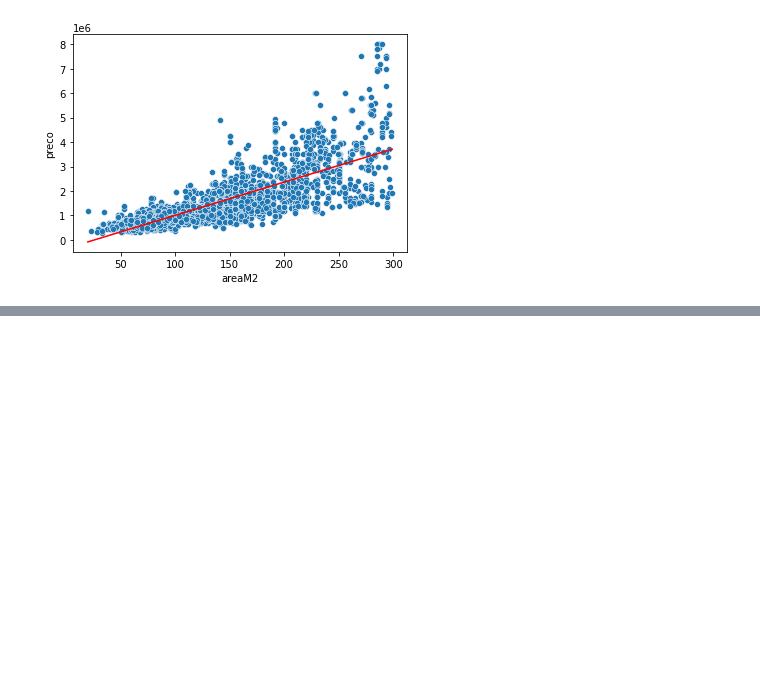
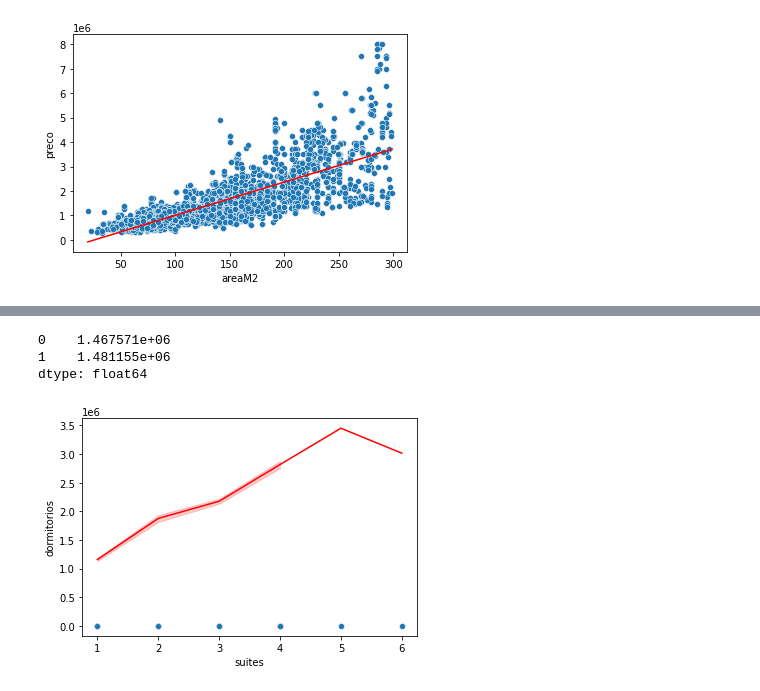
Before and after one commit to samuelhenrick1/Mineira-o, a Jupyter notebook: Trilha_2_A.ipynb, the cells around one changed output, grey strips where cells are left out. Drawn from its saved outputs; the diff is of its cells as text; code cells hidden in the pictures; blank space fills up the shorter version.

```diff
--- a/Trilha_2_A.ipynb
+++ b/Trilha_2_A.ipynb
@@ -315,3 +315,16 @@ Covariance Type:            nonrobust
 
 Warnings:
 [1] Standard Errors assume that the covariance matrix of the errors is correctly specified.
+# %%
+x = pd.DataFrame({'areaM2': [134,135]})
+result_2.predict(x)
+# %% [output]
+0    1.467571e+06
+1    1.481155e+06
+dtype: float64
+# %%
+sns.scatterplot(x='suites', y='dormitorios', data=df)
+sns.lineplot(x='suites', y='predicted', data=df, color='red')
+plt.show()
+# %% [output]
+[figure, added]
```
Also changed, not shown: parts of 4 cells of this notebook.
